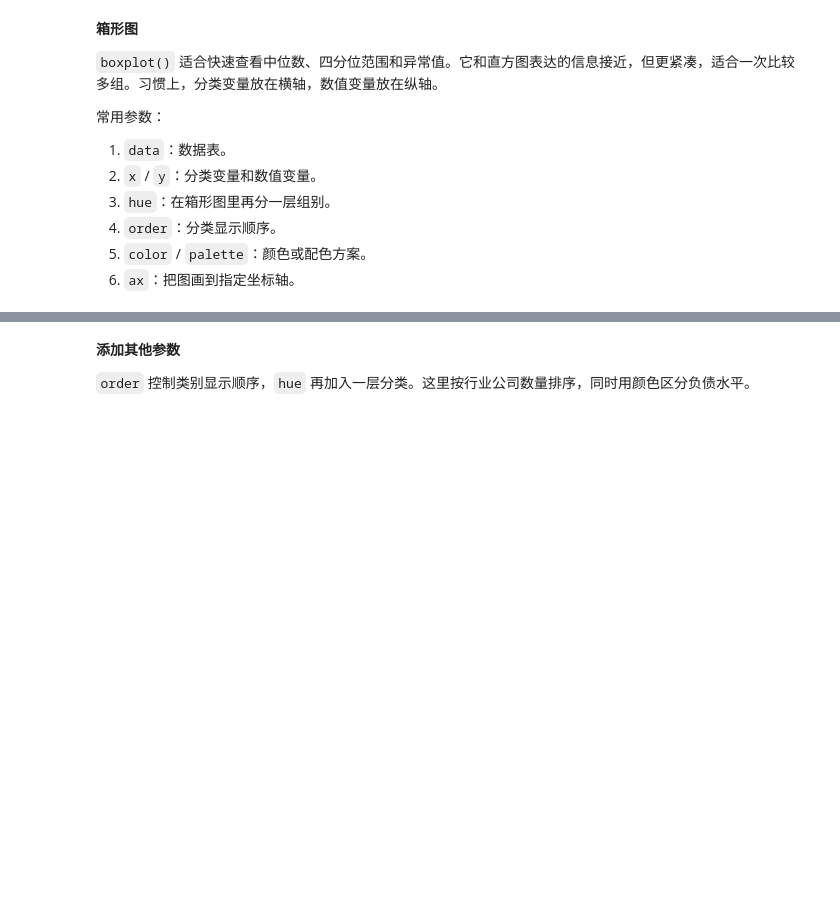
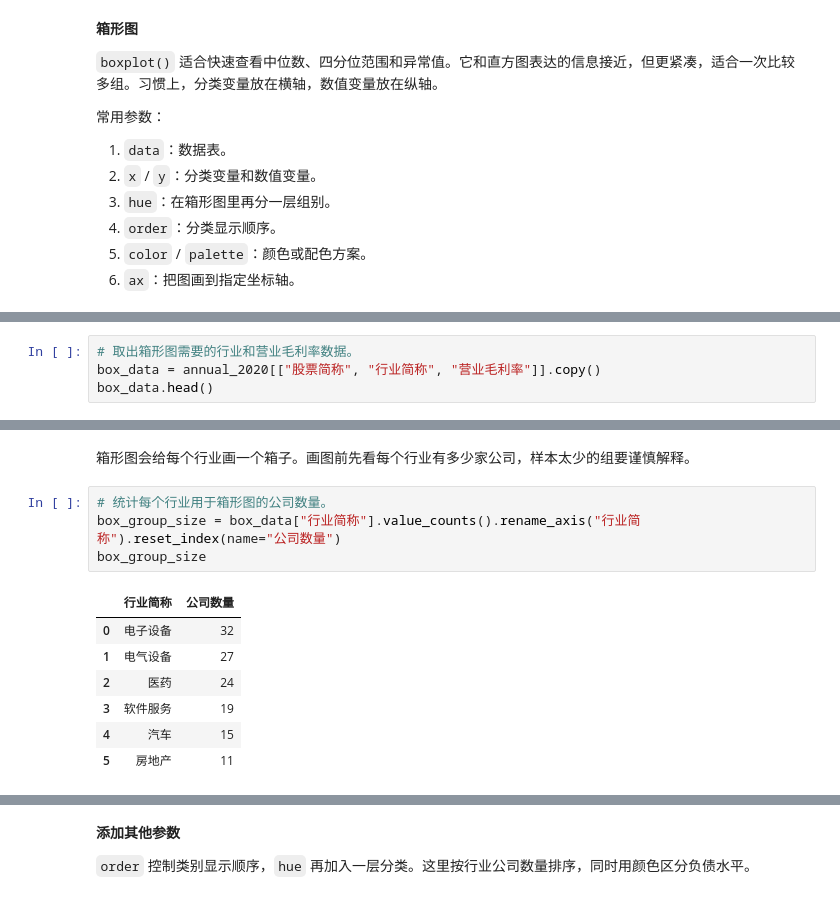
Before and after one commit to itsaquestion/py4ss_v4, a Jupyter notebook: book_parts/data_processing/12.1-seaborn.ipynb, the cells around one changed output, grey strips where cells are left out. Drawn from its saved outputs; the diff is of its cells as text; blank space fills up the shorter version.

```diff
--- a/book_parts/data_processing/12.1-seaborn.ipynb
+++ b/book_parts/data_processing/12.1-seaborn.ipynb
@@ -224,0 +248,4 @@ Name: 营业毛利率, dtype: float64
+# %%
+# 取出箱形图需要的行业和营业毛利率数据。
+box_data = annual_2020[["股票简称", "行业简称", "营业毛利率"]].copy()
+box_data.head()
@@ -224,0 +259,14 @@ Name: 营业毛利率, dtype: float64
+# %% [markdown]
+箱形图会给每个行业画一个箱子。画图前先看每个行业有多少家公司，样本太少的组要谨慎解释。
+# %%
+# 统计每个行业用于箱形图的公司数量。
+box_group_size = box_data["行业简称"].value_counts().rename_axis("行业简称").reset_index(name="公司数量")
+box_group_size
+# %% [output]
+|  | 行业简称 | 公司数量 |
+| 0 | 电子设备 | 32 |
+| 1 | 电气设备 | 27 |
+| 2 | 医药 | 24 |
+| 3 | 软件服务 | 19 |
+| 4 | 汽车 | 15 |
+| 5 | 房地产 | 11 |
```
Also changed, not shown: parts of 90 cells of this notebook.
